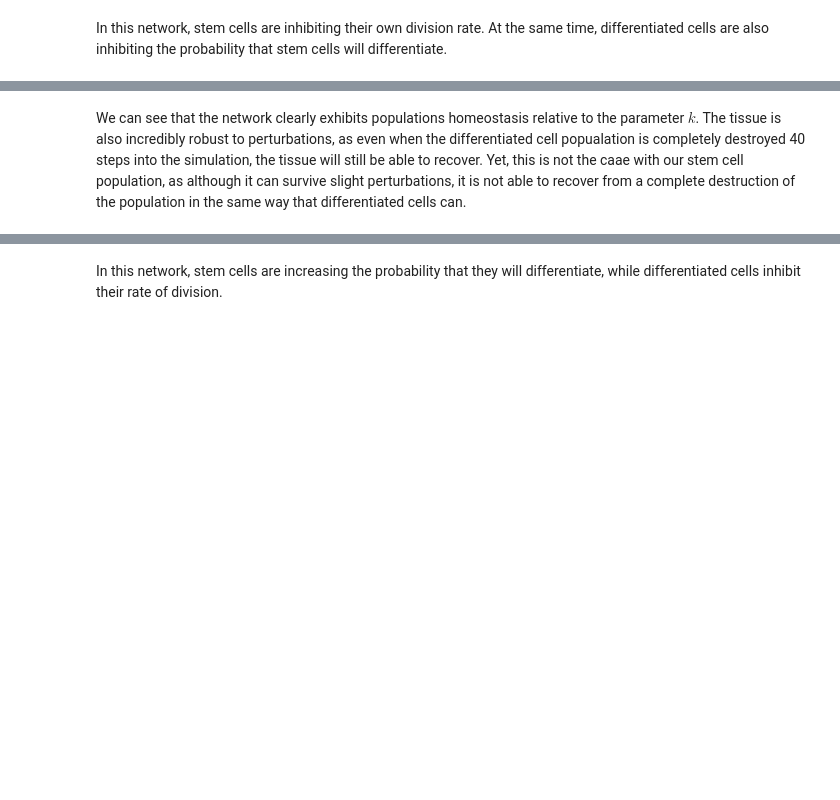
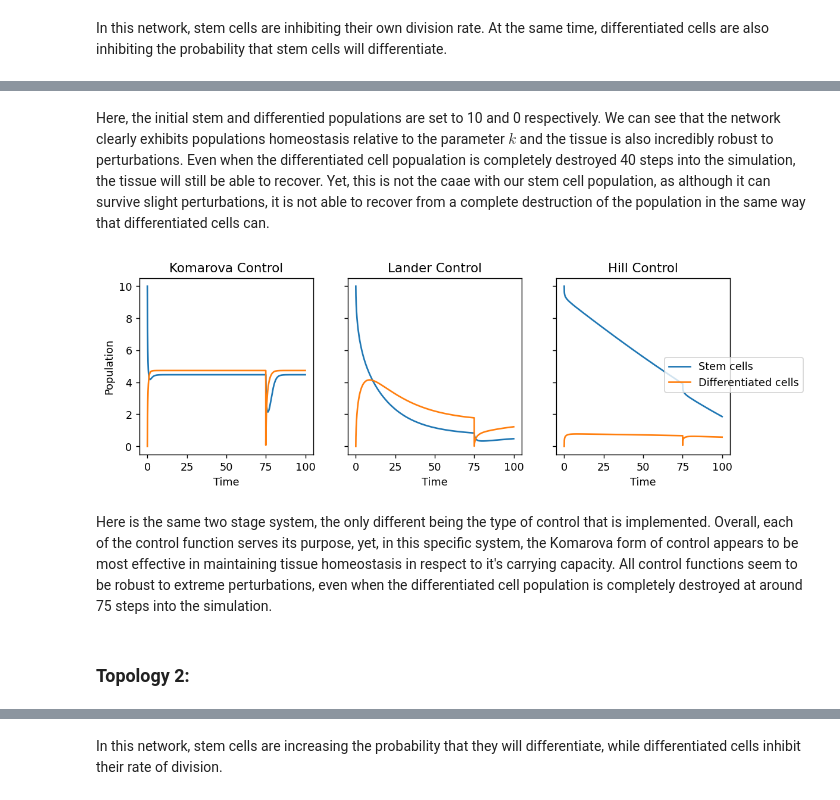
Before and after one commit to GJSeverino/Cell-Lineages, a Jupyter notebook: Nanohub_project.ipynb, the cells around one changed output, grey strips where cells are left out. Drawn from its saved outputs; the diff is of its cells as text; code cells hidden in the pictures; blank space fills up the shorter version.

```diff
--- a/Nanohub_project.ipynb
+++ b/Nanohub_project.ipynb
@@ -317,6 +317,50 @@ fig.legend(['Stem cells', 'Differentiated cells'], loc='center right')
 [figure]
 # %% [markdown]
-We can see that the network clearly exhibits populations homeostasis relative to the parameter $k$. The tissue is also incredibly robust to perturbations, as even when the differentiated cell popualation is completely destroyed 40 steps into the simulation, the tissue will still be able to recover. Yet, this is not the caae with our stem cell population, as although it can survive slight perturbations, it is not able to recover from a complete destruction of the population in the same way that differentiated cells can.
+Here, the initial stem and differentied populations are set to 10 and 0 respectively. We can see that the network clearly exhibits populations homeostasis relative to the parameter $k$ and the tissue is also incredibly robust to perturbations. Even when the differentiated cell popualation is completely destroyed 40 steps into the simulation, the tissue will still be able to recover. Yet, this is not the caae with our stem cell population, as although it can survive slight perturbations, it is not able to recover from a complete destruction of the population in the same way that differentiated cells can.
+# %%
+Komarova = twoCompartmentModel(
+  STEM='10', DIFF='0',
+  L='1',P='1',D='0.1',
+  Control=[inhib['komarova']('STEM','5'), inhib['komarova']('DIFF','5'), '1'],
+  Events=['at time >75: DIFF = 0'])
+Lander = twoCompartmentModel(
+  STEM='10', DIFF='0',
+  L='1',P='1',D='0.1',
+  Control=[inhib['lander']('STEM','5'), inhib['lander']('DIFF','5'), '1'],
+  Events=['at time >75: DIFF = 0'])
+Hill = twoCompartmentModel(
+  STEM='10', DIFF='0',
+  L='1',P='1',D='0.1',
+  Control=[inhib['hill']('STEM','5', '4'), inhib['hill']('DIFF','5', '4'), '1'],
+  Events=['at time >75: DIFF = 0'])
+
+r = te.loada(Komarova)
+s1 = r.simulate(0, 100, 10000,['STEM','DIFF'])
+r = te.loada(Lander)
+s2 = r.simulate(0, 100, 10000,['STEM','DIFF'])
+r = te.loada(Hill)
+s3 = r.simulate(0, 100, 10000,['STEM','DIFF'])
+
+time = np.arange(0, 100, 0.01)
+fig, (ax1, ax2, ax3) = plt.subplots(1, 3,figsize=(10,3), sharex=True, sharey=True)
+ax1.plot(time, s1)
+ax1.set_title('Komarova Control')
+ax1.set_xlabel('Time')
+ax1.set_ylabel('Population')
+ax2.plot(time, s2)
+ax2.set_title('Lander Control')
+ax2.set_xlabel('Time')
+ax3.plot(time, s3)
+ax3.set_title('Hill Control')
+ax3.set_xlabel('Time')
+fig.legend(['Stem cells','Differentiated cells'], loc='center right')
+plt.show()
+# %% [output]
+[figure, added]
+# %% [markdown]
+Here is the same two stage system, the only different being the type of control that is implemented. Overall, each of the control function serves its purpose, yet, in this specific system, the Komarova form of control appears to be most effective in maintaining tissue homeostasis in respect to it's carrying capacity. All control functions seem to be robust to extreme perturbations, even when the differentiated cell population is completely destroyed at around 75 steps into the simulation.
+# %% [markdown]
+### Topology 2:
 # %% [markdown]
 ![](./assets/excite_inhib.png)
 # %% [markdown]
```
Also changed, not shown: parts of 27 cells of this notebook.
